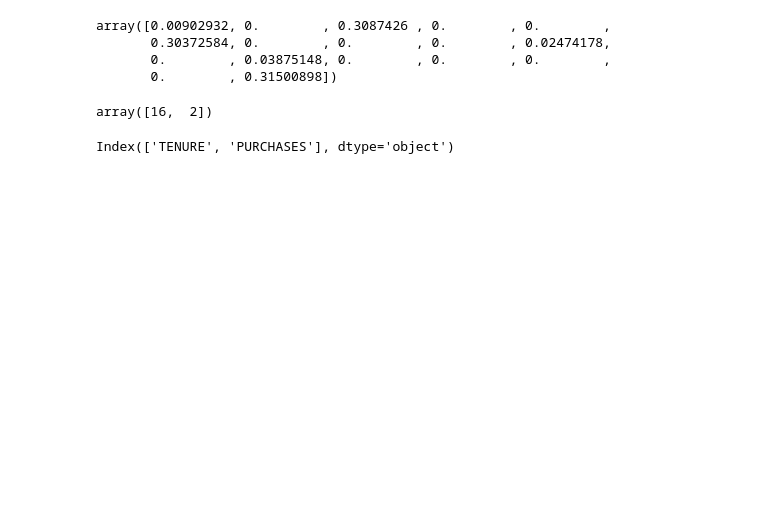
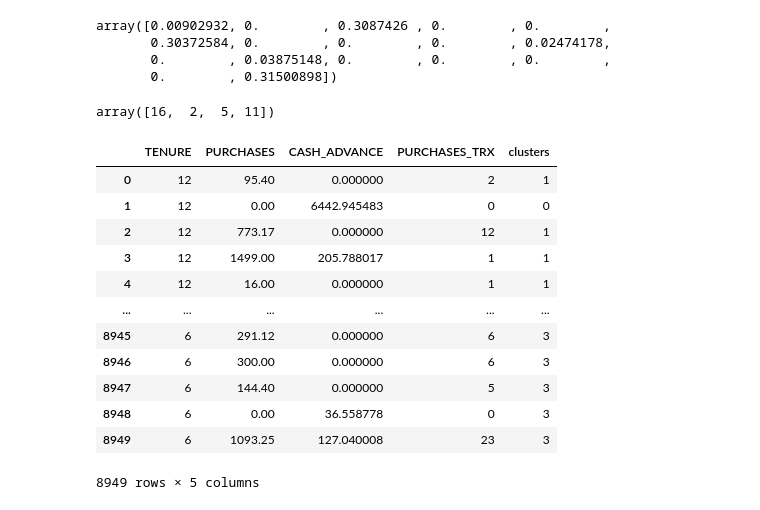
Before and after one commit to djdjdjdfh1/pandas-data-analysis, a Jupyter notebook: part7/7.7_review3_kmeans_clustering.ipynb, the cells around one changed output. Drawn from its saved outputs; the diff is of its cells as text; code cells hidden in the pictures; blank space fills up the shorter version.

```diff
--- a/part7/7.7_review3_kmeans_clustering.ipynb
+++ b/part7/7.7_review3_kmeans_clustering.ipynb
@@ -116,11 +116,25 @@ array([0.00902932, 0.        , 0.3087426 , 0.        , 0.        ,
        0.        , 0.31500898])
 # %%
 import numpy as np
-top2 = np.argsort(tree.feature_importances_)[::-1][:2]
-top2
+top4 = np.argsort(tree.feature_importances_)[::-1][:4]
+top4
 # %% [output]
-array([16,  2])
+array([16,  2,  5, 11])
 # %%
-credit_df.columns[top2]
+temp = credit_df.loc[:,credit_df.columns[top4] ]
+temp['clusters'] = clusters
+temp
 # %% [output]
+|  | TENURE | PURCHASES | CASH_ADVANCE | PURCHASES_TRX | clusters |
+| 0 | 12 | 95.40 | 0.000000 | 2 | 1 |
+| 1 | 12 | 0.00 | 6442.945483 | 0 | 0 |
+| 2 | 12 | 773.17 | 0.000000 | 12 | 1 |
+| 3 | 12 | 1499.00 | 205.788017 | 1 | 1 |
+| 4 | 12 | 16.00 | 0.000000 | 1 | 1 |
+| ... | ... | ... | ... | ... | ... |
+| 8945 | 6 | 291.12 | 0.000000 | 6 | 3 |
+| 8946 | 6 | 300.00 | 0.000000 | 6 | 3 |
+| 8947 | 6 | 144.40 | 0.000000 | 5 | 3 |
+| 8948 | 6 | 0.00 | 36.558778 | 0 | 3 |
+| 8949 | 6 | 1093.25 | 127.040008 | 23 | 3 |
-Index(['TENURE', 'PURCHASES'], dtype='object')
+8949 rows × 5 columns
```
Also changed, not shown: parts of 4 cells of this notebook.
